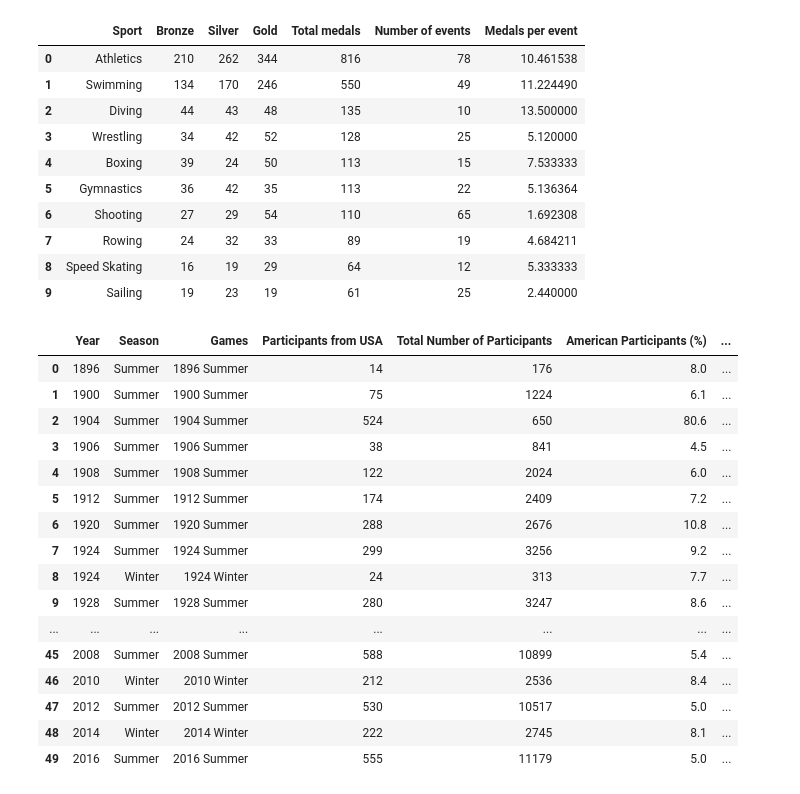
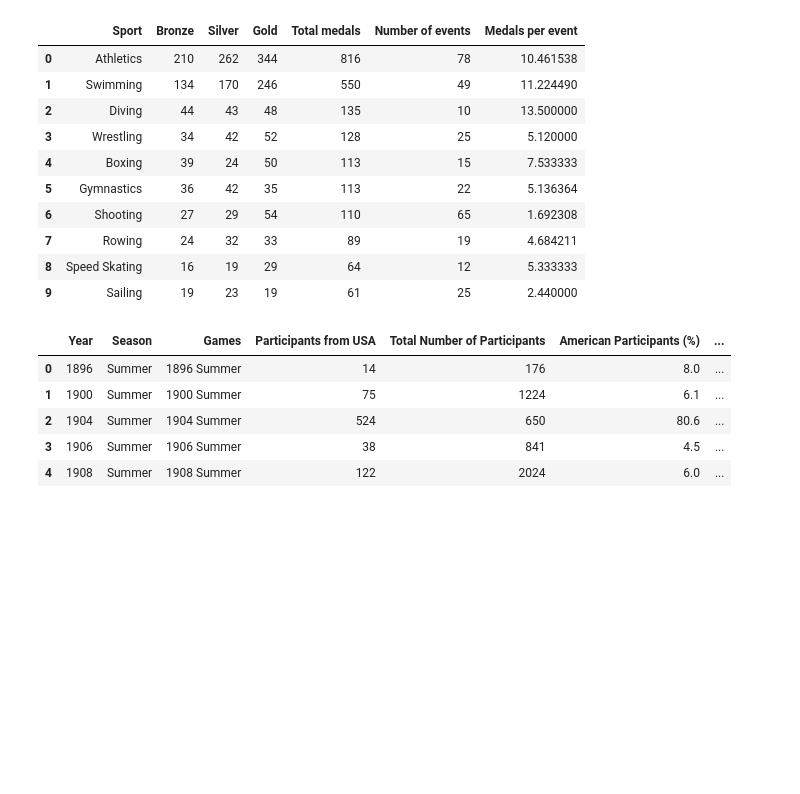
Before and after one commit to Anna-MariaSjolund/Databehandling-OS-projekt-Anna-MariaSjolund-ChristopherSeander, a Jupyter notebook: A-Ms_files_temporary/testing.ipynb, the cells around one changed output. Saved outputs shown, nothing was run; the diff lists cells and outputs as text; code cells hidden in the pictures; blank space fills up the shorter version.

```diff
--- a/A-Ms_files_temporary/testing.ipynb
+++ b/A-Ms_files_temporary/testing.ipynb
@@ -181,21 +140,0 @@ def participants_data():
-# %%
-data_test = participants_data()
-data_test
-# %% [output]
-|  | Year | Season | Games | Participants from USA | Total Number of Participants | American Participants (%) | ... |
-| 0 | 1896 | Summer | 1896 Summer | 14 | 176 | 8.0 | ... |
-| 1 | 1900 | Summer | 1900 Summer | 75 | 1224 | 6.1 | ... |
-| 2 | 1904 | Summer | 1904 Summer | 524 | 650 | 80.6 | ... |
-| 3 | 1906 | Summer | 1906 Summer | 38 | 841 | 4.5 | ... |
-| 4 | 1908 | Summer | 1908 Summer | 122 | 2024 | 6.0 | ... |
-| 5 | 1912 | Summer | 1912 Summer | 174 | 2409 | 7.2 | ... |
-| 6 | 1920 | Summer | 1920 Summer | 288 | 2676 | 10.8 | ... |
-| 7 | 1924 | Summer | 1924 Summer | 299 | 3256 | 9.2 | ... |
-| 8 | 1924 | Winter | 1924 Winter | 24 | 313 | 7.7 | ... |
-| 9 | 1928 | Summer | 1928 Summer | 280 | 3247 | 8.6 | ... |
-| ... | ... | ... | ... | ... | ... | ... | ... |
-| 45 | 2008 | Summer | 2008 Summer | 588 | 10899 | 5.4 | ... |
-| 46 | 2010 | Winter | 2010 Winter | 212 | 2536 | 8.4 | ... |
-| 47 | 2012 | Summer | 2012 Summer | 530 | 10517 | 5.0 | ... |
-| 48 | 2014 | Winter | 2014 Winter | 222 | 2745 | 8.1 | ... |
-| 49 | 2016 | Summer | 2016 Summer | 555 | 11179 | 5.0 | ... |
@@ -249 +141,11 @@ def plot_participants(season="all", log_scaled=True, percentage=False):
+# %%
+participants_data = LoadDataUSA.participants_data()
+participants_data.head()
+# %% [output]
+|  | Year | Season | Games | Participants from USA | Total Number of Participants | American Participants (%) | ... |
+| 0 | 1896 | Summer | 1896 Summer | 14 | 176 | 8.0 | ... |
+| 1 | 1900 | Summer | 1900 Summer | 75 | 1224 | 6.1 | ... |
+| 2 | 1904 | Summer | 1904 Summer | 524 | 650 | 80.6 | ... |
+| 3 | 1906 | Summer | 1906 Summer | 38 | 841 | 4.5 | ... |
+| 4 | 1908 | Summer | 1908 Summer | 122 | 2024 | 6.0 | ... |
 # %%
```
Also changed, not shown: parts of 17 cells of this notebook, 2 other files.
